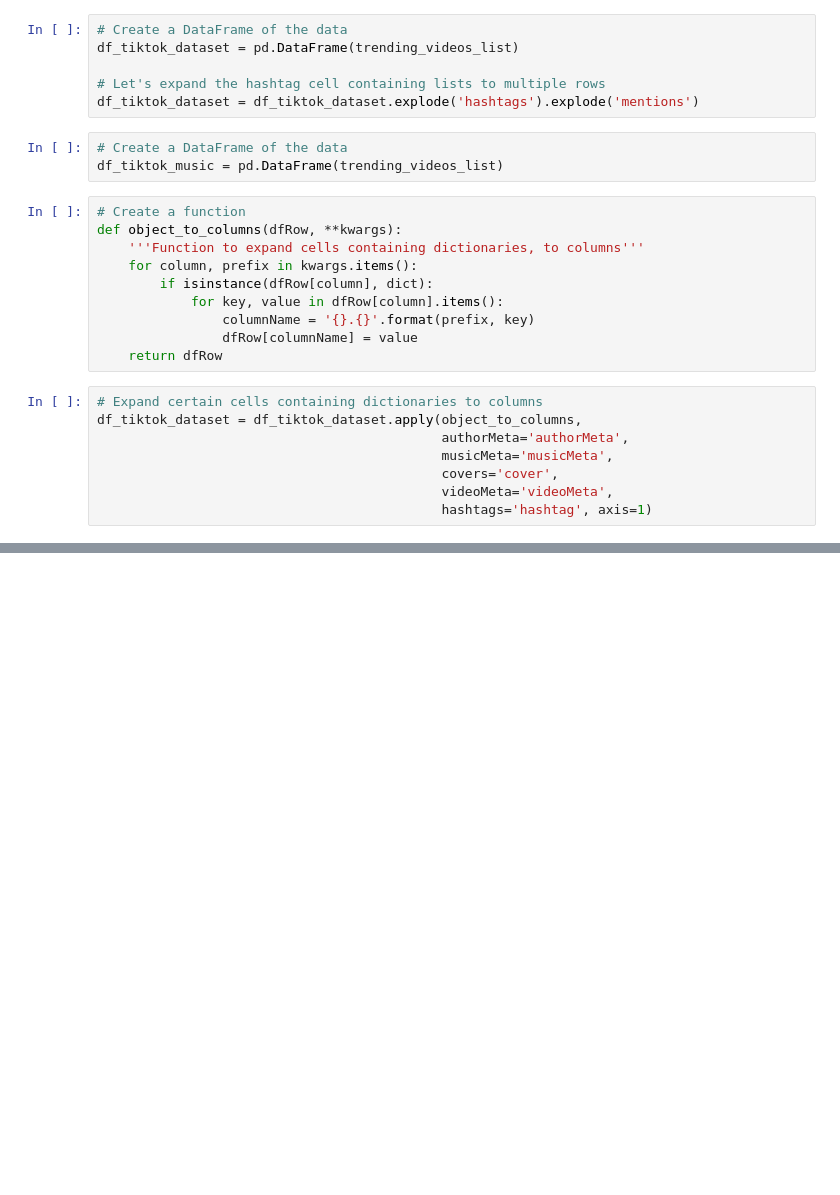
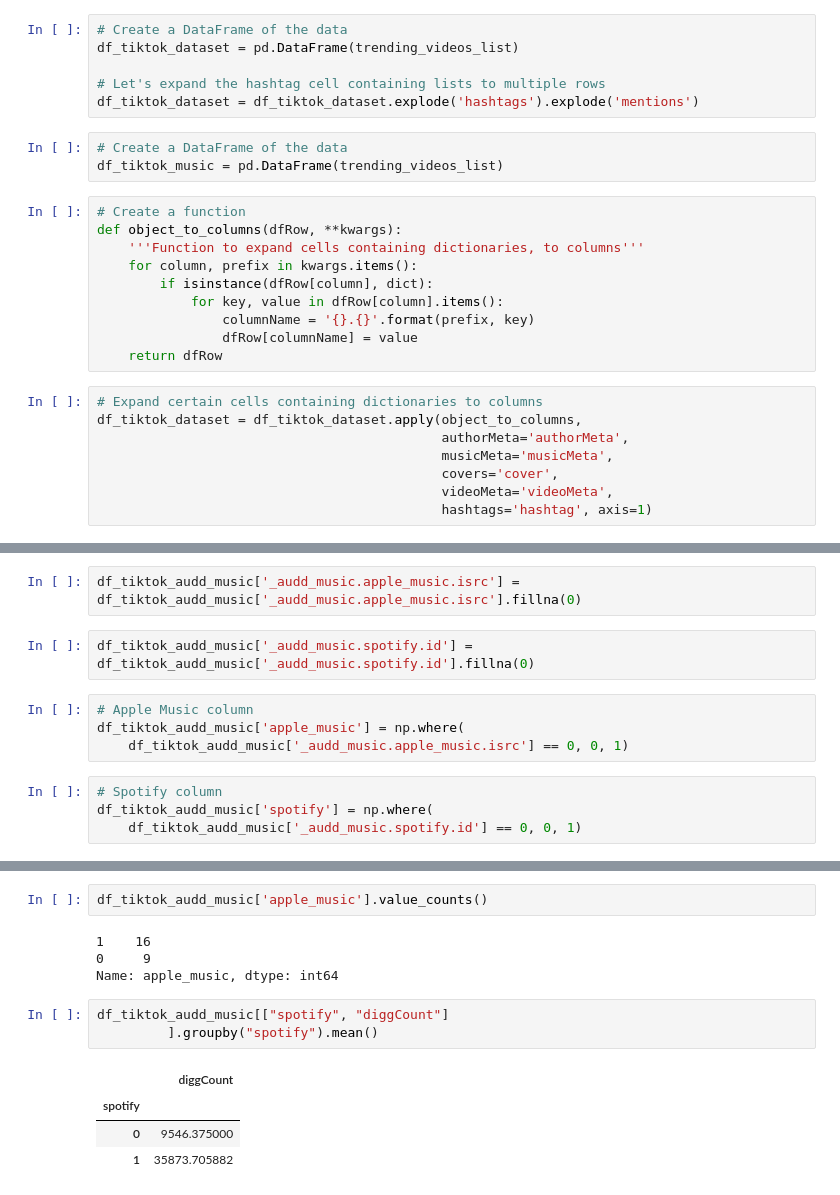
Before and after one commit to ba-group-projects/tiktok-popularity-eda, a Jupyter notebook: tobie_music.ipynb, the cells around one changed output, grey strips where cells are left out. Drawn from its saved outputs; the diff is of its cells as text; blank space fills up the shorter version.

```diff
--- a/tobie_music.ipynb
+++ b/tobie_music.ipynb
@@ -114,0 +217,12 @@ df_tiktok_audd_music
+# %%
+df_tiktok_audd_music['_audd_music.apple_music.isrc'] = df_tiktok_audd_music['_audd_music.apple_music.isrc'].fillna(0)
+# %%
+df_tiktok_audd_music['_audd_music.spotify.id'] = df_tiktok_audd_music['_audd_music.spotify.id'].fillna(0)
+# %%
+# Apple Music column
+df_tiktok_audd_music['apple_music'] = np.where(
+    df_tiktok_audd_music['_audd_music.apple_music.isrc'] == 0, 0, 1)
+# %%
+# Spotify column
+df_tiktok_audd_music['spotify'] = np.where(
+    df_tiktok_audd_music['_audd_music.spotify.id'] == 0, 0, 1)
@@ -114,0 +246,14 @@ df_tiktok_audd_music
+# %%
+df_tiktok_audd_music['apple_music'].value_counts()
+# %% [output]
+1    16
+0     9
+Name: apple_music, dtype: int64
+# %%
+df_tiktok_audd_music[["spotify", "diggCount"]
+         ].groupby("spotify").mean()
+# %% [output]
+|  | diggCount |
+| spotify |  |
+| 0 | 9546.375000 |
+| 1 | 35873.705882 |
```
Also changed, not shown: parts of 25 cells of this notebook, 1 other file.
